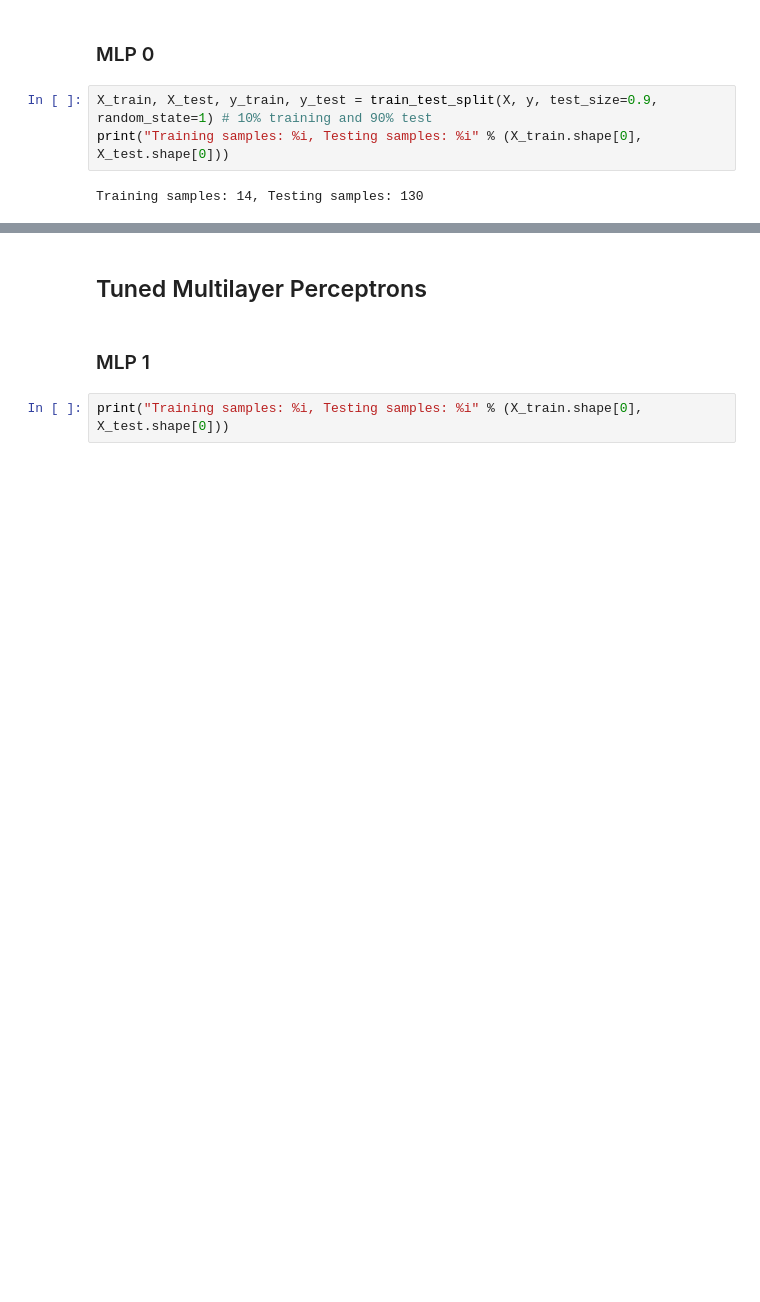
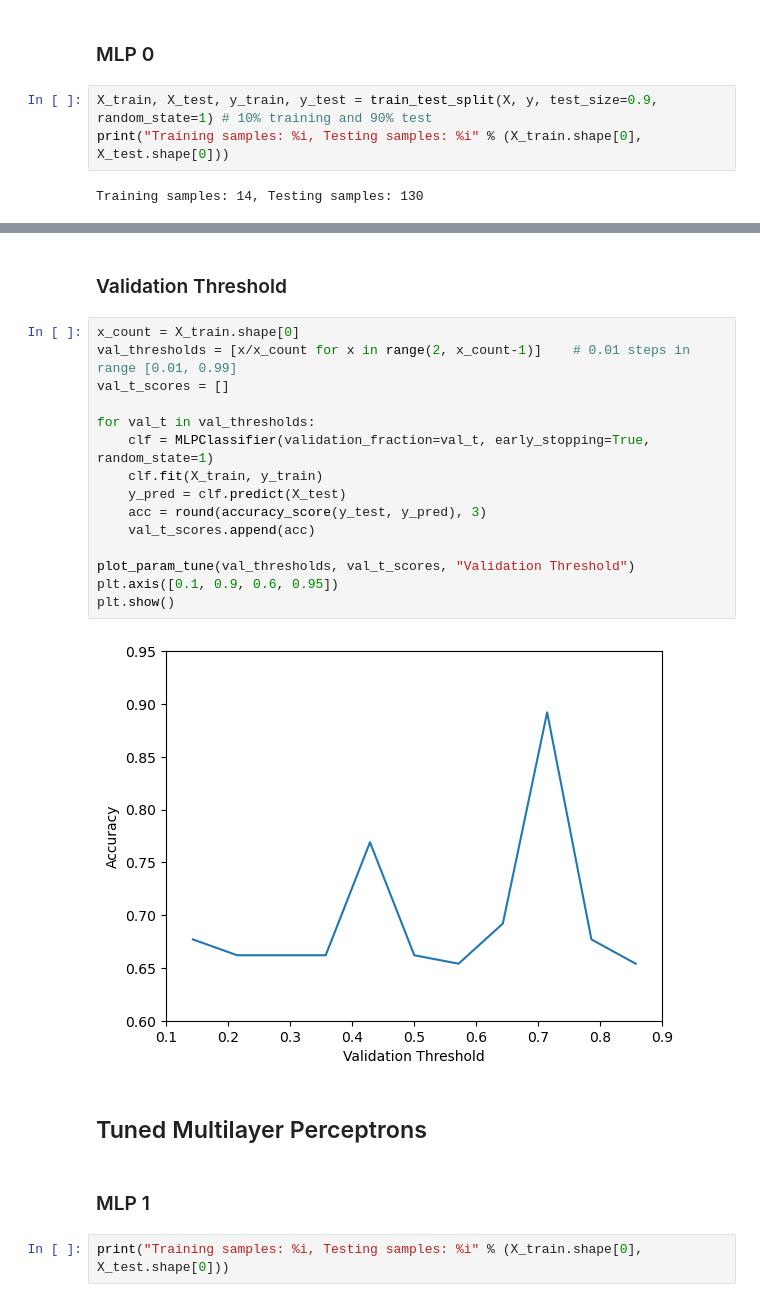
Before and after one commit to gd55hw/F20DL_DMML_Portfolio, a Jupyter notebook: F20DL_Lab10.ipynb, the cells around one changed output, grey strips where cells are left out. Cells and saved outputs as stored; diff of their text form; blank space fills up the shorter version.

```diff
--- a/F20DL_Lab10.ipynb
+++ b/F20DL_Lab10.ipynb
@@ -113,3 +180,22 @@ Training samples: 14, Testing samples: 130
+# %% [markdown]
+### Validation Threshold
+# %%
+x_count = X_train.shape[0]
+val_thresholds = [x/x_count for x in range(2, x_count-1)]    # 0.01 steps in range [0.01, 0.99]
+val_t_scores = []
+
+for val_t in val_thresholds:
+    clf = MLPClassifier(validation_fraction=val_t, early_stopping=True, random_state=1)
+    clf.fit(X_train, y_train)
+    y_pred = clf.predict(X_test)
+    acc = round(accuracy_score(y_test, y_pred), 3)
+    val_t_scores.append(acc)
+
+plot_param_tune(val_thresholds, val_t_scores, "Validation Threshold")
+plt.axis([0.1, 0.9, 0.6, 0.95])
+plt.show()
+# %% [output]
+[figure, added]
 # %% [markdown]
 ## Tuned Multilayer Perceptrons
 # %% [markdown]
```
Also changed, not shown: parts of 12 cells of this notebook.
